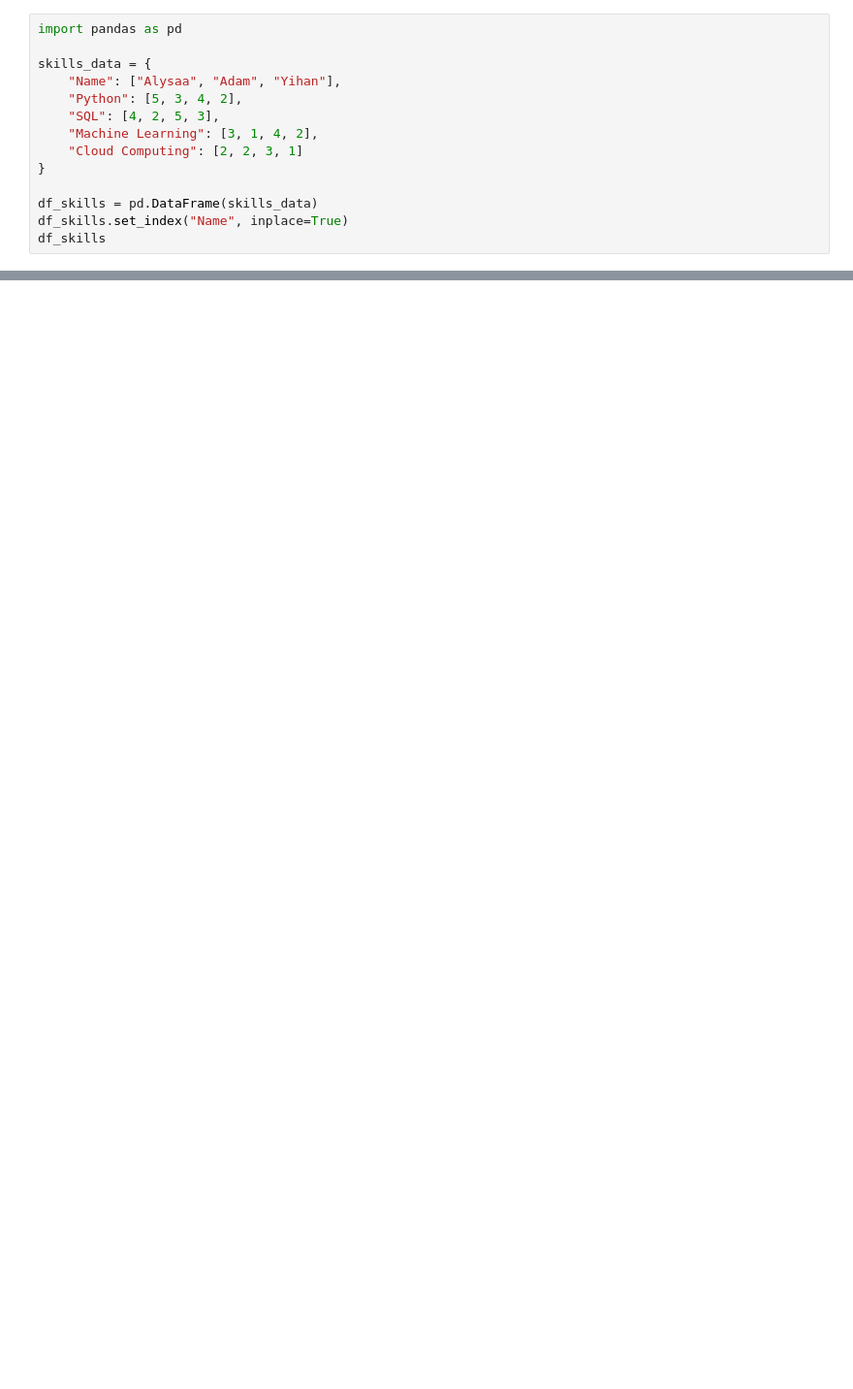
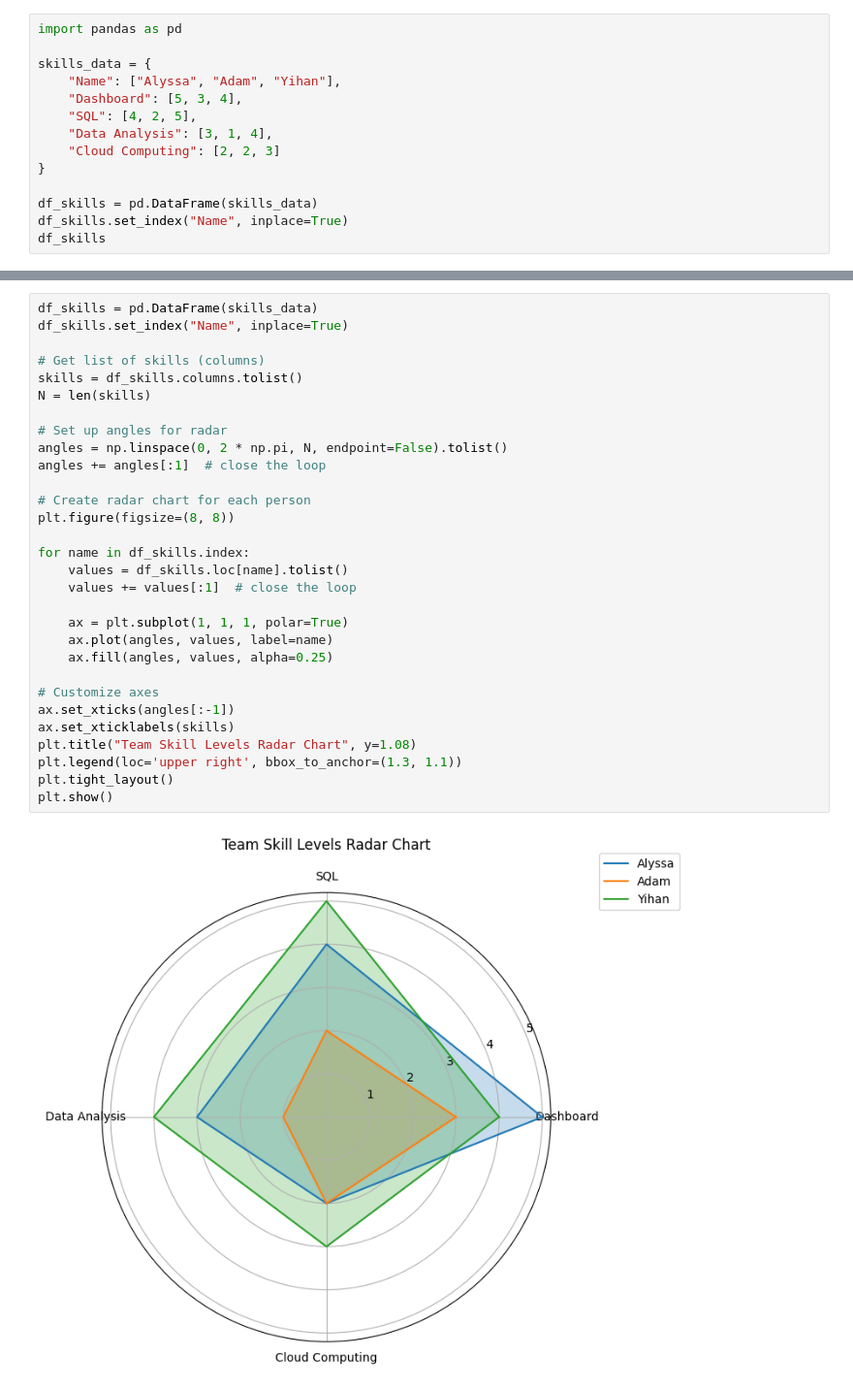
Before and after one commit to arocha0714/metad688-job-market-analysis-for-summer-2025-group2, a Jupyter notebook: skill_gap.ipynb, the cells around one changed output, grey strips where cells are left out. Shown at 97% size. Drawn from its saved outputs; the diff is of its cells as text; blank space fills up the shorter version.

Commit message:
added the radar chart

```diff
--- a/skill_gap.ipynb
+++ b/skill_gap.ipynb
@@ -49,11 +116,11 @@ skill_counts_by_type.show(truncate=False)
 import pandas as pd
 
 skills_data = {
-    "Name": ["Alysaa", "Adam", "Yihan"],
-    "Python": [5, 3, 4, 2],
-    "SQL": [4, 2, 5, 3],
-    "Machine Learning": [3, 1, 4, 2],
-    "Cloud Computing": [2, 2, 3, 1]
+    "Name": ["Alyssa", "Adam", "Yihan"],
+    "Dashboard": [5, 3, 4],
+    "SQL": [4, 2, 5],
+    "Data Analysis": [3, 1, 4],
+    "Cloud Computing": [2, 2, 3]
 }
 
 df_skills = pd.DataFrame(skills_data)
@@ -75,0 +135,32 @@ plt.show()
+# %%
+df_skills = pd.DataFrame(skills_data)
+df_skills.set_index("Name", inplace=True)
+
+# Get list of skills (columns)
+skills = df_skills.columns.tolist()
+N = len(skills)
+
+# Set up angles for radar
+angles = np.linspace(0, 2 * np.pi, N, endpoint=False).tolist()
+angles += angles[:1]  # close the loop
+
+# Create radar chart for each person
+plt.figure(figsize=(8, 8))
+
+for name in df_skills.index:
+    values = df_skills.loc[name].tolist()
+    values += values[:1]  # close the loop
+
+    ax = plt.subplot(1, 1, 1, polar=True)
+    ax.plot(angles, values, label=name)
+    ax.fill(angles, values, alpha=0.25)
+
+# Customize axes
+ax.set_xticks(angles[:-1])
+ax.set_xticklabels(skills)
+plt.title("Team Skill Levels Radar Chart", y=1.08)
+plt.legend(loc='upper right', bbox_to_anchor=(1.3, 1.1))
+plt.tight_layout()
+plt.show()
+# %% [output]
+[figure, added]
```
Also changed, not shown: parts of 6 cells of this notebook.
